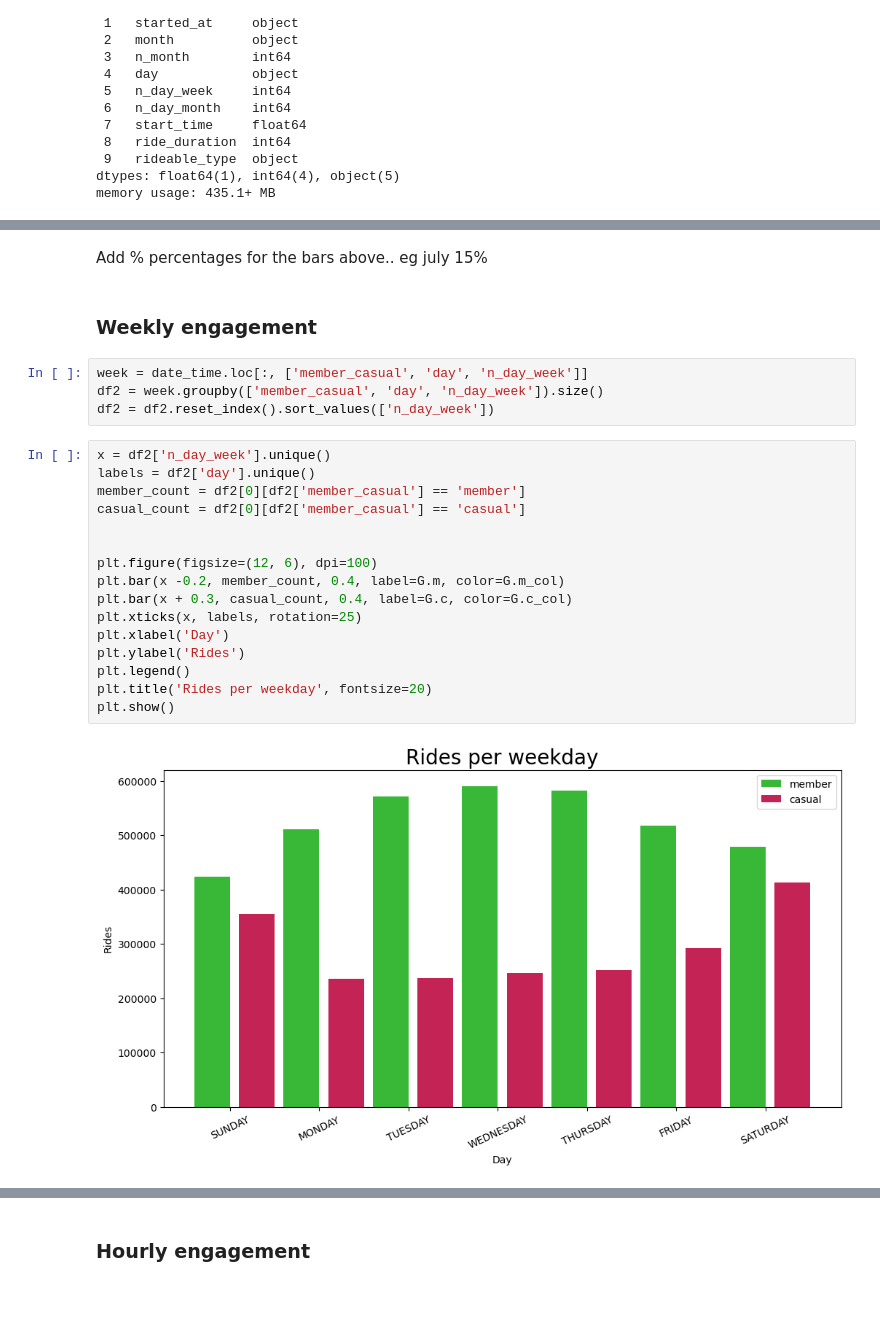
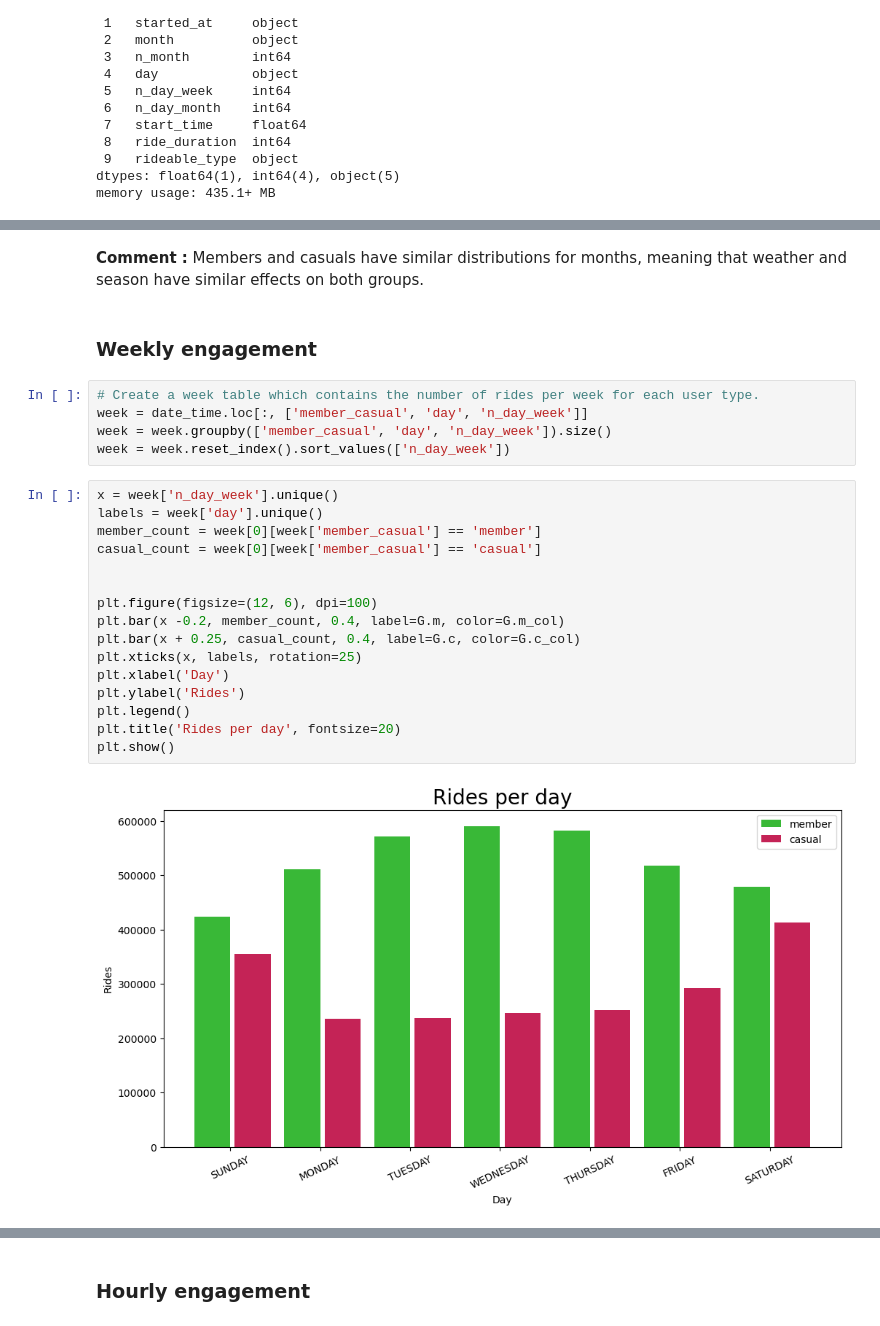
Before and after one commit to ntinasf/Personal-Project-DA, a Jupyter notebook: analysis.ipynb, the cells around one changed output, grey strips where cells are left out. Cells and saved outputs as stored; diff of their text form; blank space fills up the shorter version.

```diff
--- a/analysis.ipynb
+++ b/analysis.ipynb
@@ -102,26 +108,27 @@ plt.show()
-# %% [markdown]
-Add % percentages for the bars above.. eg july 15%
+# %% [markdown]
+**Comment :** Members and casuals have similar distributions for months, meaning that weather and season have similar effects on both groups.
 # %% [markdown]
 ### Weekly engagement
 # %%
+# Create a week table which contains the number of rides per week for each user type.
 week = date_time.loc[:, ['member_casual', 'day', 'n_day_week']]
-df2 = week.groupby(['member_casual', 'day', 'n_day_week']).size()
-df2 = df2.reset_index().sort_values(['n_day_week'])
+week = week.groupby(['member_casual', 'day', 'n_day_week']).size()
+week = week.reset_index().sort_values(['n_day_week'])
 # %%
-x = df2['n_day_week'].unique()
-labels = df2['day'].unique()
-member_count = df2[0][df2['member_casual'] == 'member']
-casual_count = df2[0][df2['member_casual'] == 'casual']
+x = week['n_day_week'].unique()
+labels = week['day'].unique()
+member_count = week[0][week['member_casual'] == 'member']
+casual_count = week[0][week['member_casual'] == 'casual']
 
 
 plt.figure(figsize=(12, 6), dpi=100)
 plt.bar(x -0.2, member_count, 0.4, label=G.m, color=G.m_col)
-plt.bar(x + 0.3, casual_count, 0.4, label=G.c, color=G.c_col)
+plt.bar(x + 0.25, casual_count, 0.4, label=G.c, color=G.c_col)
 plt.xticks(x, labels, rotation=25)
 plt.xlabel('Day')
 plt.ylabel('Rides')
 plt.legend()
-plt.title('Rides per weekday', fontsize=20)
+plt.title('Rides per day', fontsize=20)
 plt.show()
 # %% [output]
-[figure, old version]
+[figure, new version]
```
Also changed, not shown: parts of 56 cells of this notebook, 2 other files.
